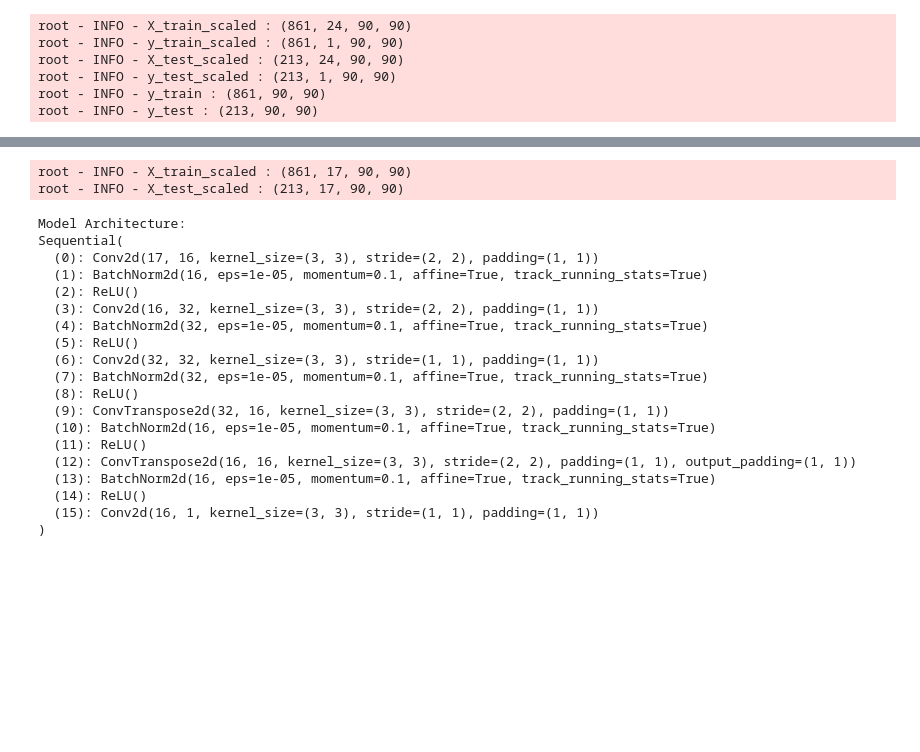
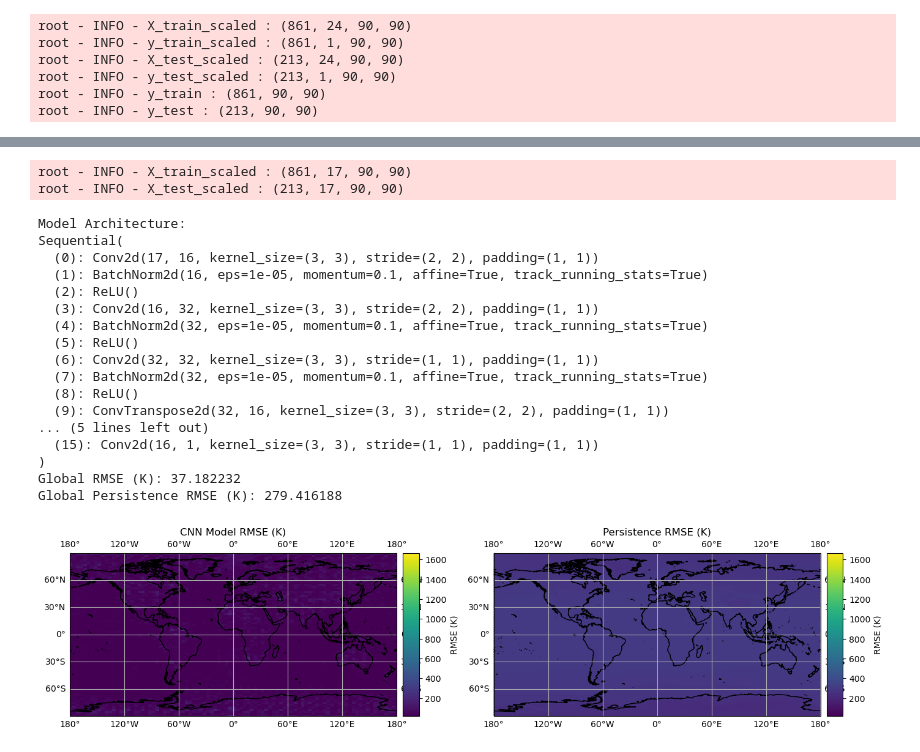
Before and after one commit to uramirez8707/SPEAR_emulator, a Jupyter notebook: Phase2.ipynb, the cells around one changed output, grey strips where cells are left out. Drawn from its saved outputs; the diff is of its cells as text; code cells hidden in the pictures; blank space fills up the shorter version.

```diff
--- a/Phase2.ipynb
+++ b/Phase2.ipynb
@@ -190,37 +227,37 @@ Sequential(
 # %%
-variable_set.append("Z500")
+variable_set = ["t_ref", "SST", "sic", "wet", "Z500"]
 indices = get_indices(var_data, variable_set)
 X_train_scaled_prime = np.concatenate([X_train_scaled[:, start:end, :, :] for start, end in indices], axis=1)
 X_test_scaled_prime = np.concatenate([X_test_scaled[:, start:end, :, :] for start, end in indices], axis=1)
 logging.info(f"X_train_scaled : {X_train_scaled_prime.shape}")
 logging.info(f"X_test_scaled : {X_test_scaled_prime.shape}")
 
 set_seed()
 step2 = CNN2D_Baseline(in_channels=X_train_scaled_prime.shape[1], case=2, label="Phase2")
 train_loader, test_loader = step2.create_data_loaders(X_train_scaled_prime, y_train_scaled, X_test_scaled_prime, y_test_scaled)
 step2.train_model(train_loader, test_loader, num_epochs=num_epochs)
+step2.get_rmse(var_data[0]['tas_data'], X_test_scaled_prime, y_test_scaled, ranges=(17.449455, 1665.3541))
 RMSE = step2.get_global_rmse_over_time(var_data[0]['tas_data'], X_test_scaled_prime, y_test_scaled)
 Models.append({'Model Name': '+ Z500', 'Trained Model': step2, 'RMSE': RMSE, 'Slope': None})
 # %% [output]
 root - INFO - X_train_scaled : (861, 17, 90, 90)
 root - INFO - X_test_scaled : (213, 17, 90, 90)
 Model Architecture:
 Sequential(
   (0): Conv2d(17, 16, kernel_size=(3, 3), stride=(2, 2), padding=(1, 1))
   (1): BatchNorm2d(16, eps=1e-05, momentum=0.1, affine=True, track_running_stats=True)
   (2): ReLU()
   (3): Conv2d(16, 32, kernel_size=(3, 3), stride=(2, 2), padding=(1, 1))
   (4): BatchNorm2d(32, eps=1e-05, momentum=0.1, affine=True, track_running_stats=True)
   (5): ReLU()
   (6): Conv2d(32, 32, kernel_size=(3, 3), stride=(1, 1), padding=(1, 1))
   (7): BatchNorm2d(32, eps=1e-05, momentum=0.1, affine=True, track_running_stats=True)
   (8): ReLU()
   (9): ConvTranspose2d(32, 16, kernel_size=(3, 3), stride=(2, 2), padding=(1, 1))
-  (10): BatchNorm2d(16, eps=1e-05, momentum=0.1, affine=True, track_running_stats=True)
-  (11): ReLU()
-  (12): ConvTranspose2d(16, 16, kernel_size=(3, 3), stride=(2, 2), padding=(1, 1), output_padding=(1, 1))
-  (13): BatchNorm2d(16, eps=1e-05, momentum=0.1, affine=True, track_running_stats=True)
-  (14): ReLU()
+... (5 lines left out)
   (15): Conv2d(16, 1, kernel_size=(3, 3), stride=(1, 1), padding=(1, 1))
 )
+Global RMSE (K): 37.182232
+Global Persistence RMSE (K): 279.416188
+[figure, added]
 # %%
```
Also changed, not shown: parts of 6 cells of this notebook, 1 other file.
